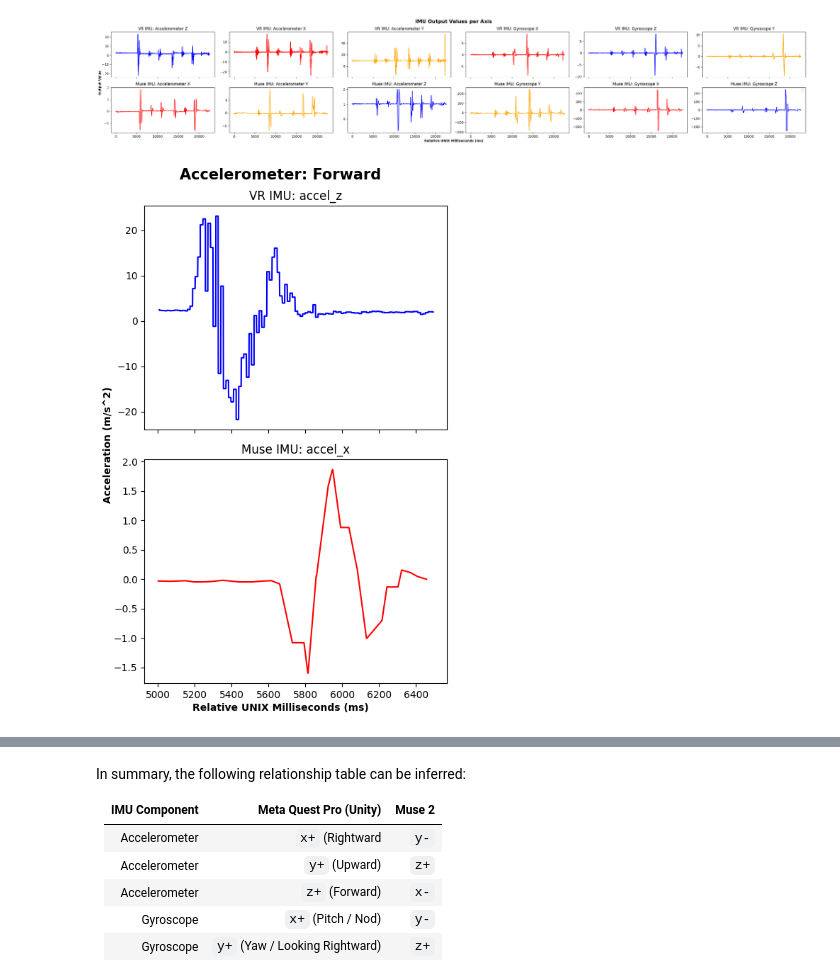
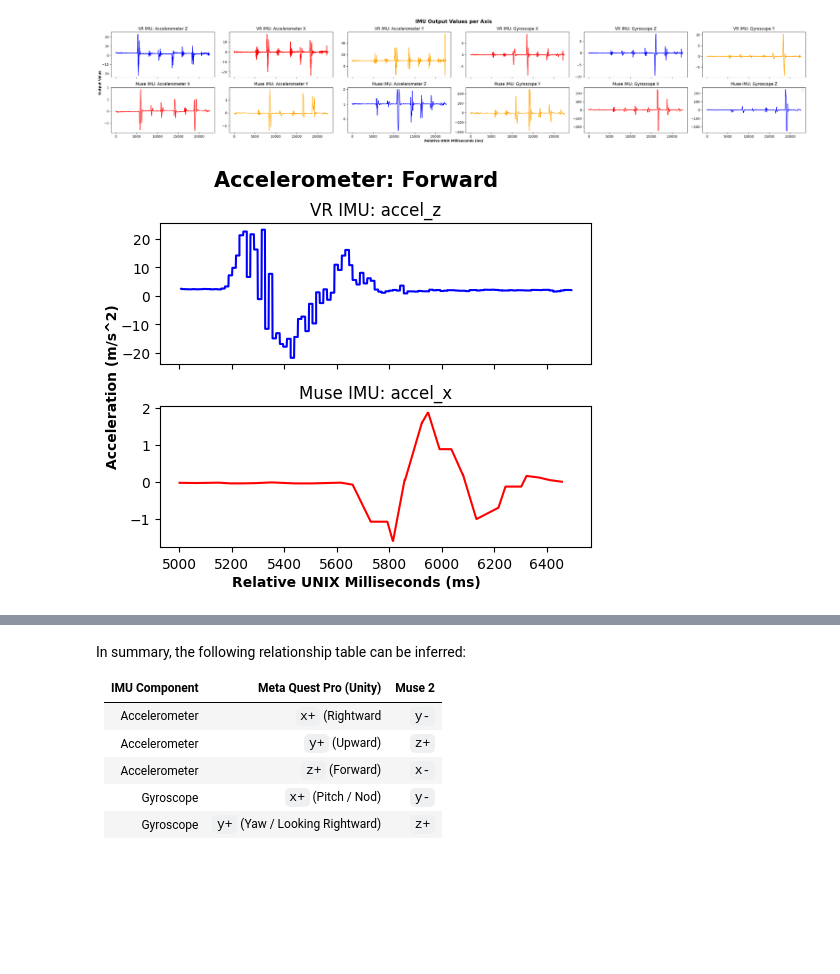
Before and after one commit to SimpleDevs-Research/EEG-Blink-Cal, a Jupyter notebook: axis-check.ipynb, the cells around one changed output, grey strips where cells are left out. Cells and saved outputs as stored; diff of their text form; code cells hidden in the pictures; blank space fills up the shorter version.

```diff
--- a/axis-check.ipynb
+++ b/axis-check.ipynb
@@ -176,7 +176,7 @@ experiment.plot_raw(outname='raw_imu.png')
 # %% [output]
 [figure]
 # %%
-experiment.plot_individual('accel_z', 'accel_x', (5000,6500), 'Accelerometer: Forward', figsize=(5,7.5), outname='accel_forward.png')
+experiment.plot_individual('accel_z', 'accel_x', (5000,6500), 'Accelerometer: Forward', figsize=(5,4), outname='accel_forward.png')
 # %% [output]
-[figure, old version]
+[figure, new version]
 # %%
```
Also changed, not shown: parts of 5 cells of this notebook, 2 other files.
